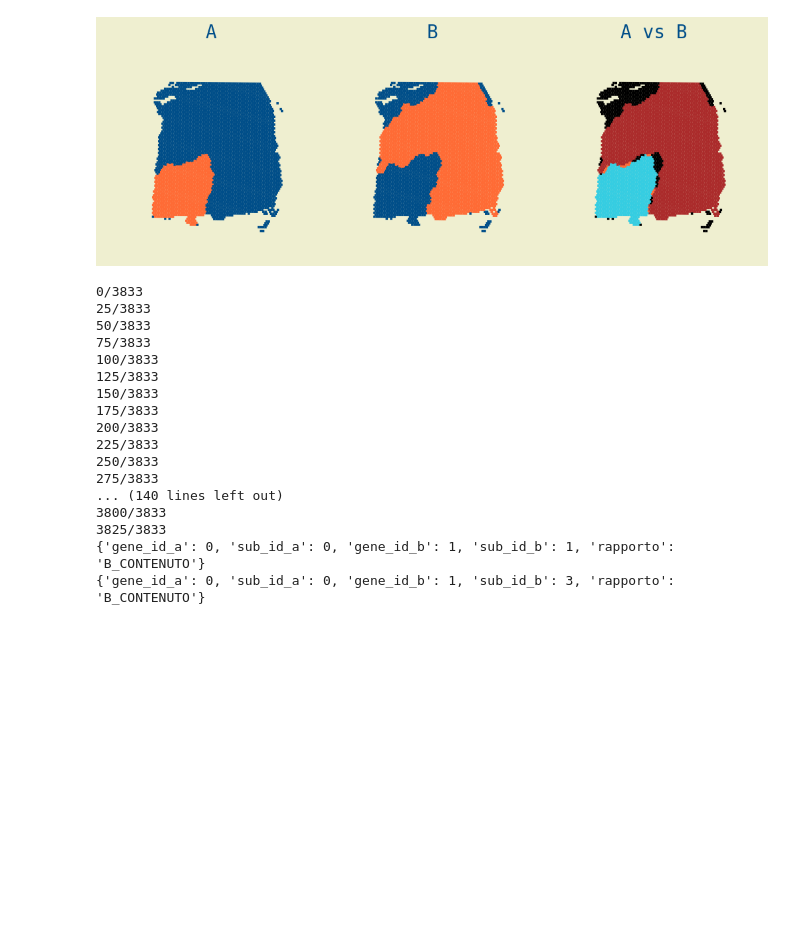
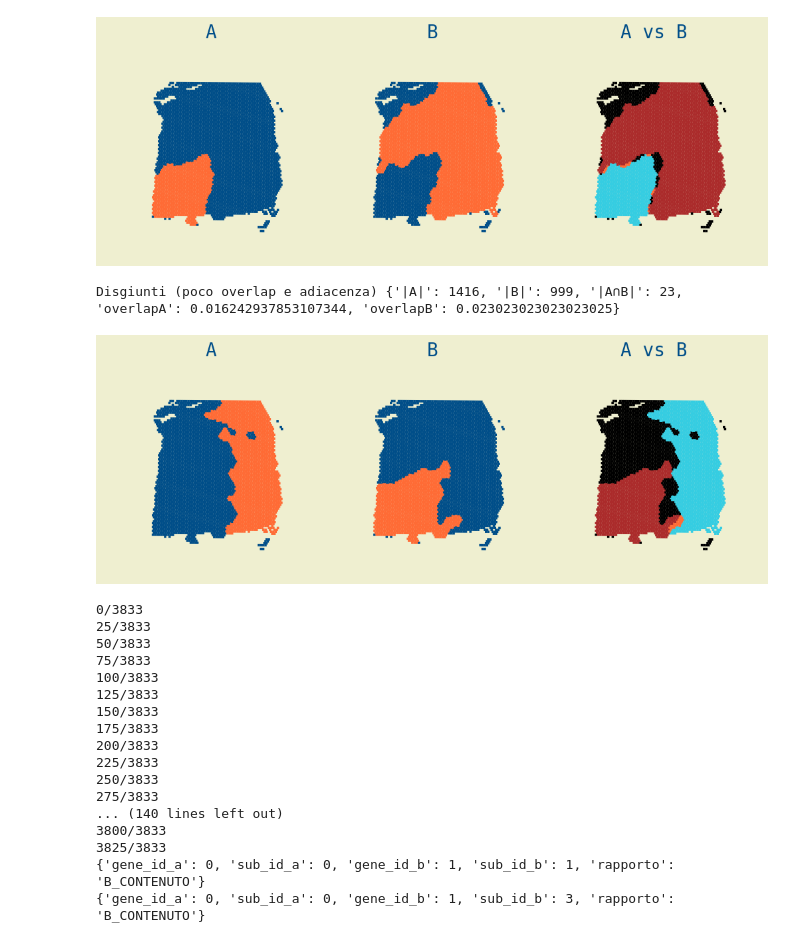
Before and after one commit to Cero1998/Tesi_Cerinelli, a Jupyter notebook: progetto_spunto/progetto/sub_genes_comparator.ipynb, the cells around one changed output. Saved outputs shown, nothing was run; the diff lists cells and outputs as text; code cells hidden in the pictures; blank space fills up the shorter version.

```diff
--- a/progetto_spunto/progetto/sub_genes_comparator.ipynb
+++ b/progetto_spunto/progetto/sub_genes_comparator.ipynb
@@ -420,6 +420,55 @@ plot_spatial_scatter(
 # %% [output]
 Si toccano (adiacenti, poco overlap) {'|A|': 717, '|B|': 2531, '|A∩B|': 17, 'overlapA': 0.023709902370990237, 'overlapB': 0.006716712761754247}
 [figure]
+# %%
+mask0 = by_pair.get((124, 0))["comp_mask"]
+mask1 = by_pair.get((171, 0))["comp_mask"]
+
+rel, info = classify_subgene_pair(by_pair, 124, 0, 171, 0, vicini_filtrati, contain_tol=0.02)
+print(rel, info)
+
+labels = labels_for_subgene_pair(by_pair, 124, 0, 171, 0,)
+
+
+fig, (ax1, ax2,ax3) = plt.subplots(1, 3, figsize=(10, 5),
+                                           gridspec_kw={"width_ratios":[1.2, 1.2,1.2]},
+                                           constrained_layout=True)
+array_data = scdata.X.toarray().T
+
+plot_spatial_scatter(
+    scdata,
+    mask0,
+    cmap         = myCMAP,
+    spines_color = W,
+    size         = 1.5,
+    shape        = "square",
+    ax           = ax1,
+    title        = "A",)
+
+plot_spatial_scatter(
+    scdata,
+    mask1,
+    cmap         = myCMAP,
+    spines_color = W,
+    size         = 1.5,
+    shape        = "square",
+    ax           = ax2,
+    title        = "B")
+
+
+plot_spatial_scatter(
+    scdata,
+    labels,                 # array 0..3
+    cmap         = cmap_3,  # colormap discreta
+    spines_color = W,
+    size         = 1.5,
+    shape        = "square",
+    ax           = ax3,
+    title        = "A vs B",
+)
+# %% [output]
+Disgiunti (poco overlap e adiacenza) {'|A|': 1416, '|B|': 999, '|A∩B|': 23, 'overlapA': 0.016242937853107344, 'overlapB': 0.023023023023023025}
+[figure, added]
 # %%
 
 def classify_relation_soft_matrix(maskA, maskB, neighbors,contain_tol=0.02):   # contain tol = tolleranaza. qua 1%
```
Also changed, not shown: parts of 12 cells of this notebook, 21 other files.
